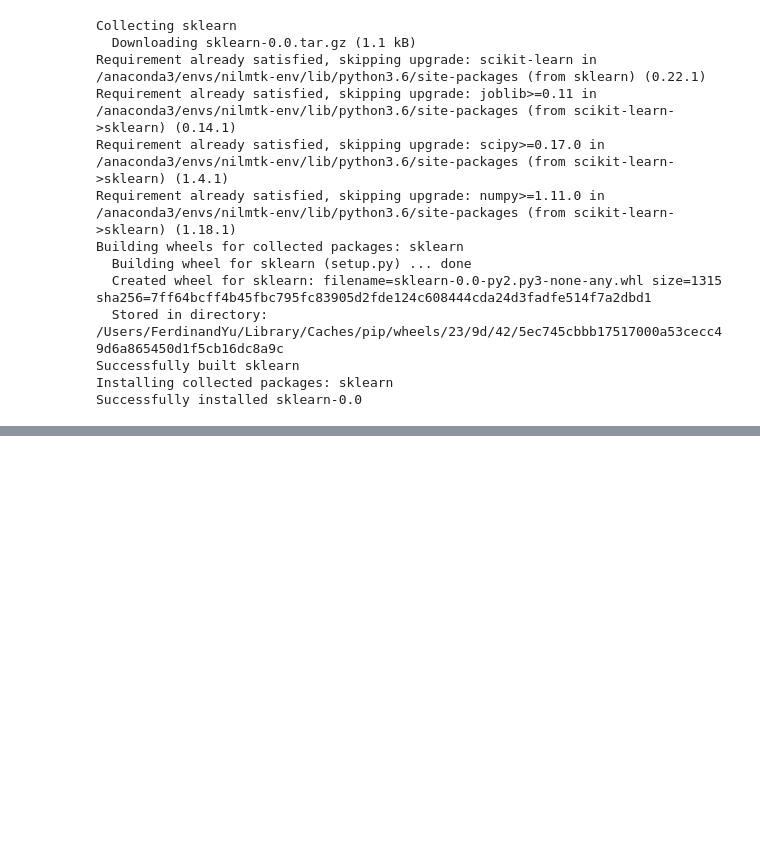
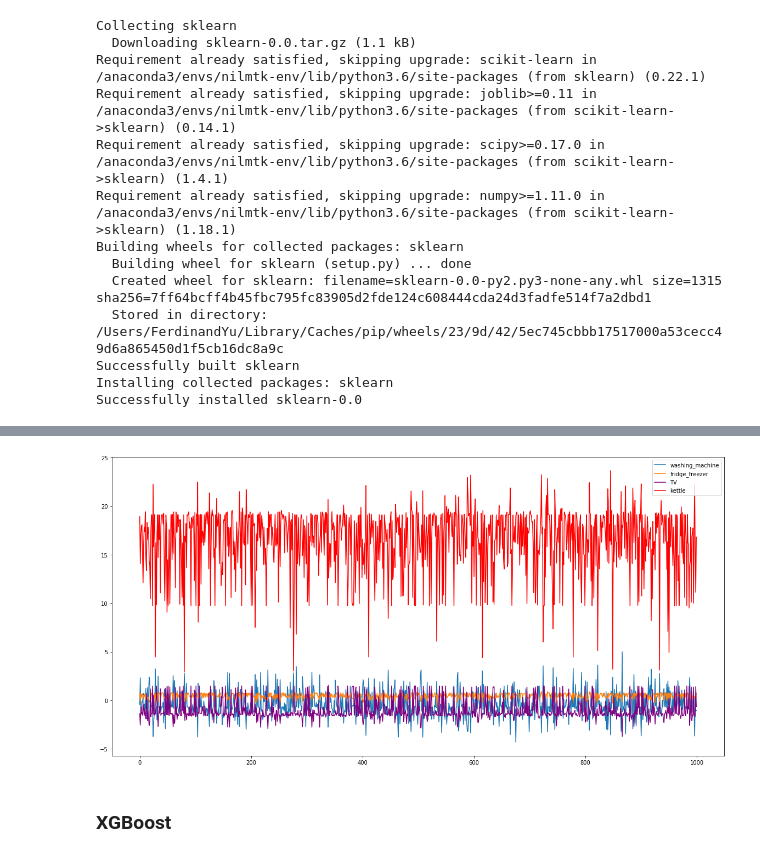
Before and after one commit to FerdinandYu/DSB_ML2_Planete_Oui, a Jupyter notebook: Planete Oui V2.ipynb, the cells around one changed output, grey strips where cells are left out. Drawn from its saved outputs; the diff is of its cells as text; code cells hidden in the pictures; blank space fills up the shorter version.

```diff
--- a/Planete Oui V2.ipynb
+++ b/Planete Oui V2.ipynb
@@ -327,4 +404,6 @@ from sklearn.model_selection import train_test_split
 from sklearn.preprocessing import StandardScaler
 from sklearn import pipeline
 from sklearn.linear_model import LinearRegression
+# %%
+X_vars_set = X_vars_base+X_vars_day+X_vars_hour2+X_vars_weather2
 # %%
@@ -333,4 +412,4 @@ y = train_notnull1[y_vars]
 # %%
-x_train, x_test, y_train, y_test = train_test_split(X, y, test_size=0.2)
+x_train, x_test, y_train, y_test = train_test_split(X, y, test_size=0.1)
 print('Train size: {train}, Test size: {test}'.format(train=x_train.shape[0], test=x_test.shape[0]))
 # %% [output]
@@ -338,3 +424,3 @@ Train size: 327688, Test size: 81922
 # %%
-x_train = scaler.fit_transform(x_train[x_train.columns[1:]])
-y_train = scaler.fit_transform(y_train)
+x_scaled = scaler.fit_transform(x_train[x_train.columns[1:]])
+y_scaled = scaler.fit_transform(y_train)
@@ -392,18 +447,19 @@ metric_nilm(y_test, y_pred)
 # %%
-elmr = pipeline.Pipeline([('rhl', RandomLayer(random_state=0, n_hidden=2048, activation_func='sigmoid', alpha=0.5)),
-                          ('lr', LinearRegression(fit_intercept=True))])
+elmr = pipeline.Pipeline([('rhl', RandomLayer(random_state=0, n_hidden=64, activation_func='sigmoid', alpha=0.5)),
+                          ('rh2', RandomLayer(random_state=0, n_hidden=64, activation_func='sigmoid', alpha=0.5)),
+                          ('lr', LinearRegression(fit_intercept=False))])
 
-elmr1 = elmr.fit(x_train, y_train[:,0])
-y_pred['washing_machine'] = elmr1.predict(x_test[X_vars2])
+elmr1 = elmr.fit(x_scaled, y_scaled[:,0])
+y_pred['washing_machine'] = elmr1.predict(x_test[X_vars_set])
 
-elmr2 = elmr.fit(x_train, y_train[:,1])
-y_pred['fridge_freezer'] = elmr2.predict(x_test[X_vars2])
+elmr2 = elmr.fit(x_scaled, y_scaled[:,1])
+y_pred['fridge_freezer'] = elmr2.predict(x_test[X_vars_set])
 
-elmr3 = elmr.fit(x_train, y_train[:,2])
-y_pred['TV'] = elmr3.predict(x_test[X_vars2])
+elmr3 = elmr.fit(x_scaled, y_scaled[:,2])
+y_pred['TV'] = elmr3.predict(x_test[X_vars_set])
 
-elmr4 = elmr.fit(x_train, y_train[:,3])
-y_pred['kettle'] = elmr4.predict(x_test[X_vars2])
+elmr4 = elmr.fit(x_scaled, y_scaled[:,3])
+y_pred['kettle'] = elmr4.predict(x_test[X_vars_set])
 # %%
 metric_nilm(y_test, y_pred)
 # %% [output]
@@ -410,0 +467,20 @@ metric_nilm(y_test, y_pred)
+# %%
+fig = plt.figure(figsize=(20,10))
+
+size = 1000
+start = 5400
+
+plot_sample = y_pred.iloc[start:start+size,:]
+#plt.plot(np.arange(0,size,1), plot_sample['consumption'], label='Consumption')
+plt.plot(np.arange(0,size,1), plot_sample['washing_machine'], label='washing_machine')
+plt.plot(np.arange(0,size,1), plot_sample['fridge_freezer'], label='fridge_freezer')
+plt.plot(np.arange(0,size,1), plot_sample['TV'], label='TV', color="purple")
+plt.plot(np.arange(0,size,1), plot_sample['kettle'], label='kettle', color="red")
+
+plt.legend()
+
+plt.show()
+# %% [output]
+[figure, added]
+# %% [markdown]
+### XGBoost
```
Also changed, not shown: parts of 61 cells of this notebook.
